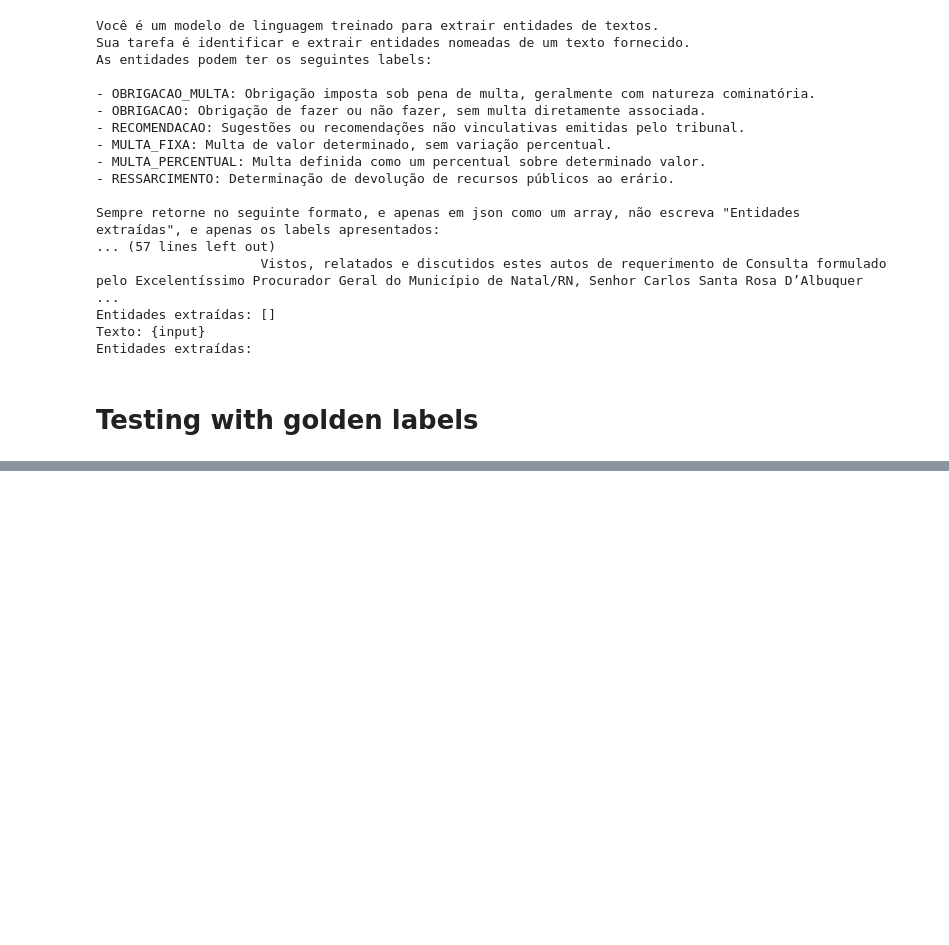
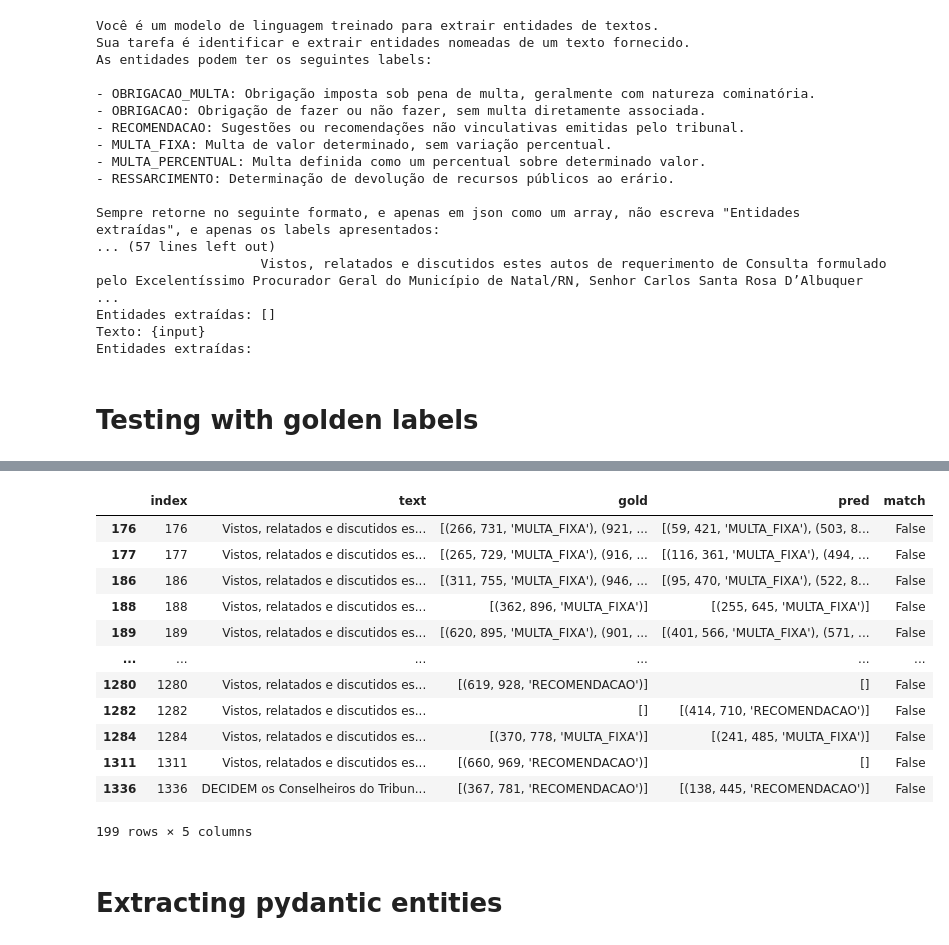
Before and after one commit to eduardoplima/decicontas.br, a Jupyter notebook: ner.ipynb, the cells around one changed output, grey strips where cells are left out. Drawn from its saved outputs; the diff is of its cells as text; code cells hidden in the pictures; blank space fills up the shorter version.

```diff
--- a/ner.ipynb
+++ b/ner.ipynb
@@ -255,0 +215,16 @@ df_log.to_json("avaliacao_ner_resultados.json", orient="records", indent=2, forc
+# %%
+df_results_gpt_4o[df_results_gpt_4o['match'] == False]
+# %% [output]
+|  | index | text | gold | pred | match |
+| 176 | 176 | Vistos, relatados e discutidos es... | [(266, 731, 'MULTA_FIXA'), (921, ... | [(59, 421, 'MULTA_FIXA'), (503, 8... | False |
+| 177 | 177 | Vistos, relatados e discutidos es... | [(265, 729, 'MULTA_FIXA'), (916, ... | [(116, 361, 'MULTA_FIXA'), (494, ... | False |
+| 186 | 186 | Vistos, relatados e discutidos es... | [(311, 755, 'MULTA_FIXA'), (946, ... | [(95, 470, 'MULTA_FIXA'), (522, 8... | False |
+| 188 | 188 | Vistos, relatados e discutidos es... | [(362, 896, 'MULTA_FIXA')] | [(255, 645, 'MULTA_FIXA')] | False |
+| 189 | 189 | Vistos, relatados e discutidos es... | [(620, 895, 'MULTA_FIXA'), (901, ... | [(401, 566, 'MULTA_FIXA'), (571, ... | False |
+| ... | ... | ... | ... | ... | ... |
+| 1280 | 1280 | Vistos, relatados e discutidos es... | [(619, 928, 'RECOMENDACAO')] | [] | False |
+| 1282 | 1282 | Vistos, relatados e discutidos es... | [] | [(414, 710, 'RECOMENDACAO')] | False |
+| 1284 | 1284 | Vistos, relatados e discutidos es... | [(370, 778, 'MULTA_FIXA')] | [(241, 485, 'MULTA_FIXA')] | False |
+| 1311 | 1311 | Vistos, relatados e discutidos es... | [(660, 969, 'RECOMENDACAO')] | [] | False |
+| 1336 | 1336 | DECIDEM os Conselheiros do Tribun... | [(367, 781, 'RECOMENDACAO')] | [(138, 445, 'RECOMENDACAO')] | False |
+199 rows × 5 columns
@@ -255,0 +233,2 @@ df_log.to_json("avaliacao_ner_resultados.json", orient="records", indent=2, forc
+# %% [markdown]
+# Extracting pydantic entities
```
Also changed, not shown: parts of 30 cells of this notebook, 8 other files.
